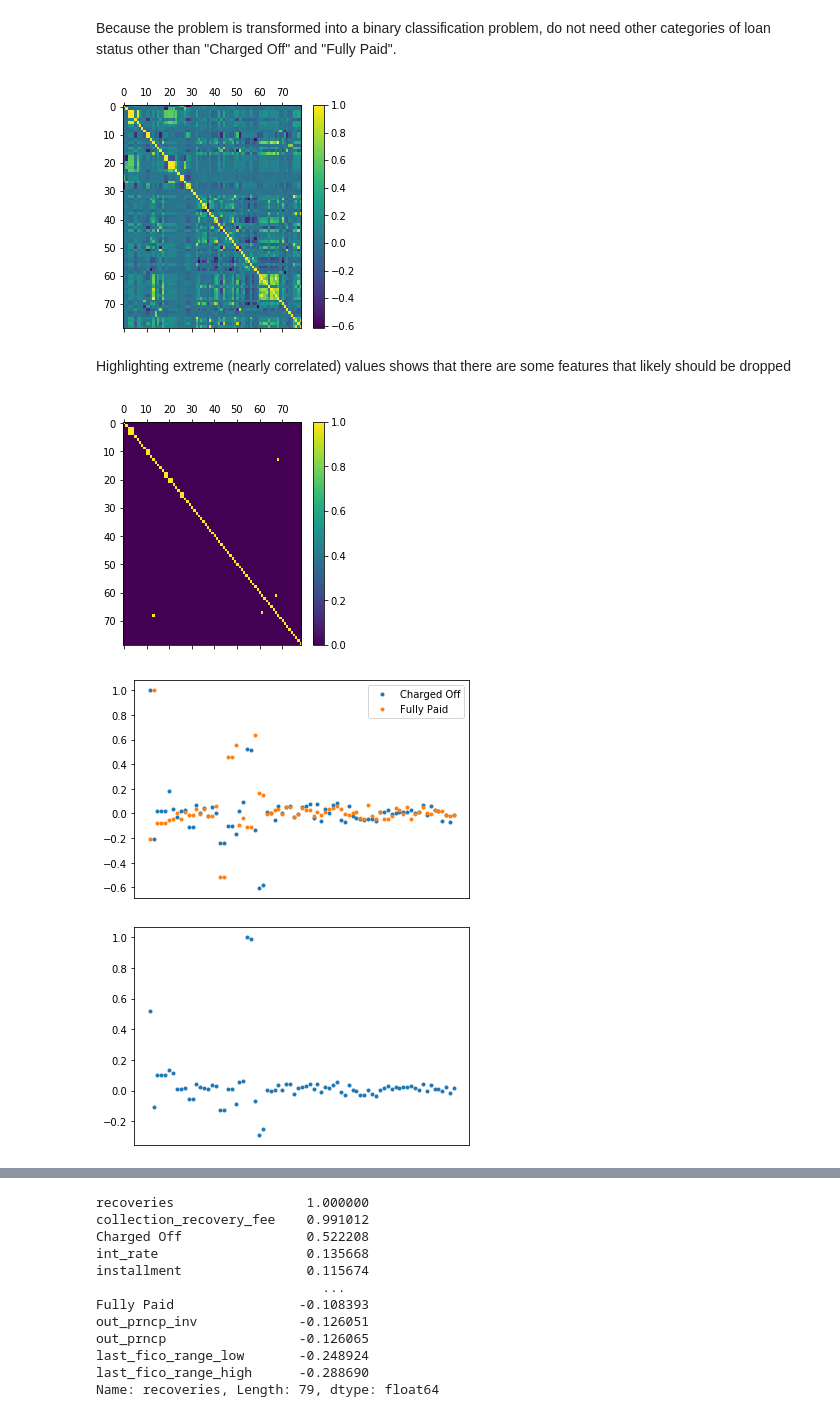
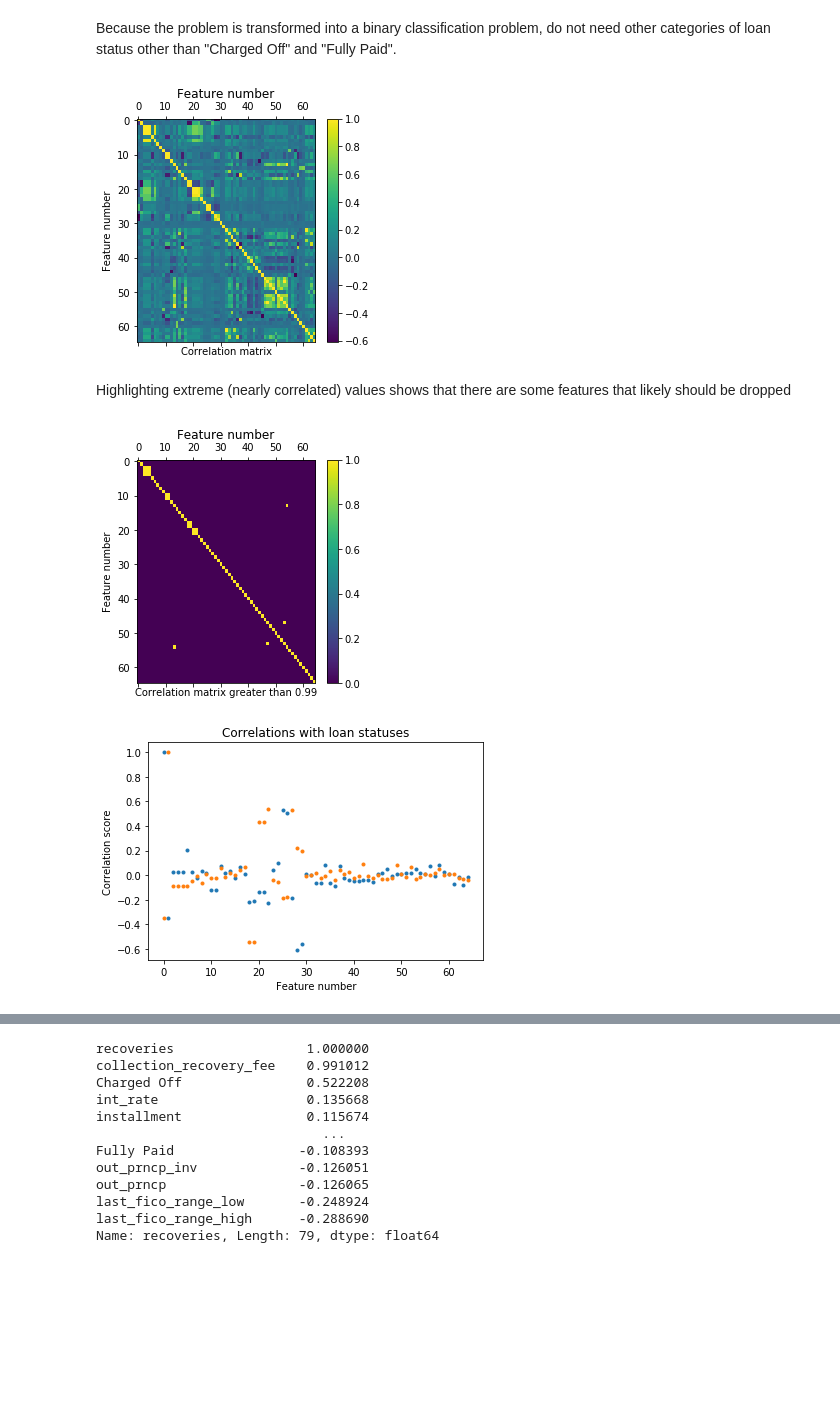
Before and after one commit to mgudorf/datsci, a Jupyter notebook: capstone1/notebooks/Statistical analysis.ipynb, the cells around one changed output, grey strips where cells are left out. Cells and saved outputs as stored; diff of their text form; code cells hidden in the pictures; blank space fills up the shorter version.

```diff
--- a/capstone1/notebooks/Statistical analysis.ipynb
+++ b/capstone1/notebooks/Statistical analysis.ipynb
@@ -14,7 +14,7 @@ from math import pi
 # Capital loss prevention : statistical data analysis
 # %%
 # Import the cleaned loan data, didnt drop NaN's yet
-loan_data = pd.read_csv('loan_data_eda.csv', index_col=False)#.dropna(axis=1)
+loan_data = pd.read_csv('loan_data_processed.csv', index_col=False)#.dropna(axis=1)
 # %%
 numerical_data = loan_data.select_dtypes(include='number')
 categorical_data = loan_data.select_dtypes(include='object')
@@ -253,35 +257,34 @@ test_corr = pd.concat((test_corr_dummies.loc[:, ['Charged Off', 'Fully Paid']],
                        loan_data.select_dtypes(include='number')), axis=1).corr()
 # %%
 plt.matshow(test_corr, cmap='viridis', aspect='auto')
+plt.title('Feature number', pad=10)
+plt.ylabel('Feature number')
+plt.xlabel('Correlation matrix')
 _ = plt.colorbar()
 _ = plt.show()
 # %% [output]
-[figure, old version]
+[figure, new version]
 # %% [markdown]
 Highlighting extreme (nearly correlated) values shows that there are some features that likely should be dropped
 # %%
 plt.matshow(test_corr[test_corr>0.99].fillna(value=0), cmap='viridis', aspect='auto')
+plt.title('Feature number', pad=10)
+plt.ylabel('Feature number')
+plt.xlabel('Correlation matrix greater than 0.99')
 _ = plt.colorbar()
 _ = plt.show()
 # %% [output]
-[figure, old version]
+[figure, new version]
 # %%
-test_corr.iloc[:, :2].plot(marker='.', linestyle='none')
-plt.tick_params(
-    axis='x',          # changes apply to the x-axis
-    which='both',      # both major and minor ticks are affected
-    bottom=False,      # ticks along the bottom edge are off
-    top=False,         # ticks along the top edge are off
-    labelbottom=False) # labels along the bottom edge are off
+plt.plot(test_corr.iloc[:, :2].values, marker='.', linestyle='none')
+# plt.tick_params(
+#     axis='x',          # changes apply to the x-axis
+#     which='both',      # both major and minor ticks are affected# ticks along the bottom edge are off
+#     top=False,         # ticks along the top edge are off
+# ) # labels along the bottom edge are off
+plt.ylabel('Correlation score')
+plt.title('Correlations with loan statuses')
+plt.xlabel('Feature number')
+_ = plt.show()
 # %% [output]
-[figure, old version]
+[figure, new version]
-# %%
-test_corr.loc[:, 'recoveries'].plot(marker='.', linestyle='none')
-plt.tick_params(
-    axis='x',          # changes apply to the x-axis
-    which='both',      # both major and minor ticks are affected
-    bottom=False,      # ticks along the bottom edge are off
-    top=False,         # ticks along the top edge are off
-    labelbottom=False) # labels along the bottom edge are off
-# %% [output]
-[figure, removed]
```
Also changed, not shown: parts of 5 cells of this notebook, 19 other files.
